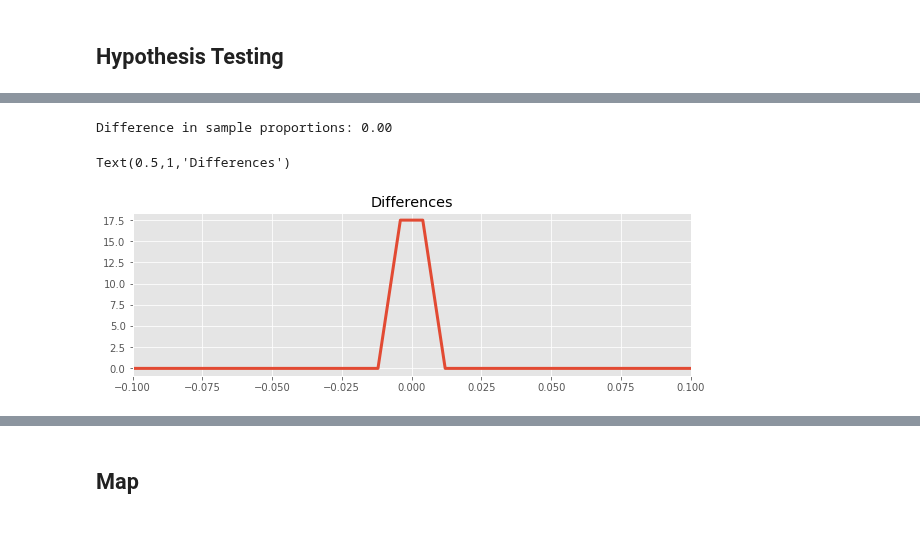
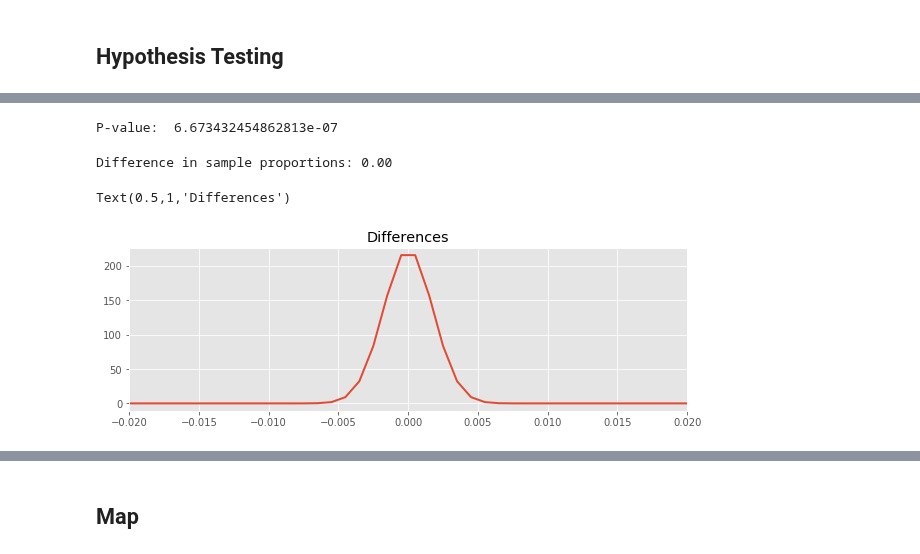
Before and after one commit to cwong690/Dallas-Paws, a Jupyter notebook: dallas_animals.ipynb, the cells around one changed output, grey strips where cells are left out. Saved outputs shown, nothing was run; the diff lists cells and outputs as text; code cells hidden in the pictures.

```diff
--- a/dallas_animals.ipynb
+++ b/dallas_animals.ipynb
@@ -834,3 +844,9 @@ standard deviation dogs:  246.05931703554734
+# %%
+stat, p_val = stats.ttest_ind(val_cats, val_dogs, equal_var=False)
+
+print('P-value: ', p_val)
+# %% [output]
+P-value:  6.673432454862813e-07
 # %%
 cats_sample_freq = avg_cats / len(cats)
 dogs_sample_freq = avg_dogs / len(dogs)
@@ -846,10 +862,10 @@ difference_in_proportions = stats.norm(0, np.sqrt(shared_sample_variance))
 # %%
 fig, ax = plt.subplots(1, figsize=(10, 3))
 
-x = np.linspace(-1, 1, num=250)
-ax.plot(x, difference_in_proportions.pdf(x), linewidth=3)
-ax.set_xlim(-0.1, 0.1)
+x = np.linspace(-1, 1, num=2000)
+ax.plot(x, difference_in_proportions.pdf(x), linewidth=2)
+ax.set_xlim(-0.02, 0.02)
 ax.set_title("Differences")
 # %% [output]
 Text(0.5,1,'Differences')
-[figure, old version]
+[figure, new version]
```
Also changed, not shown: parts of 15 cells of this notebook.
